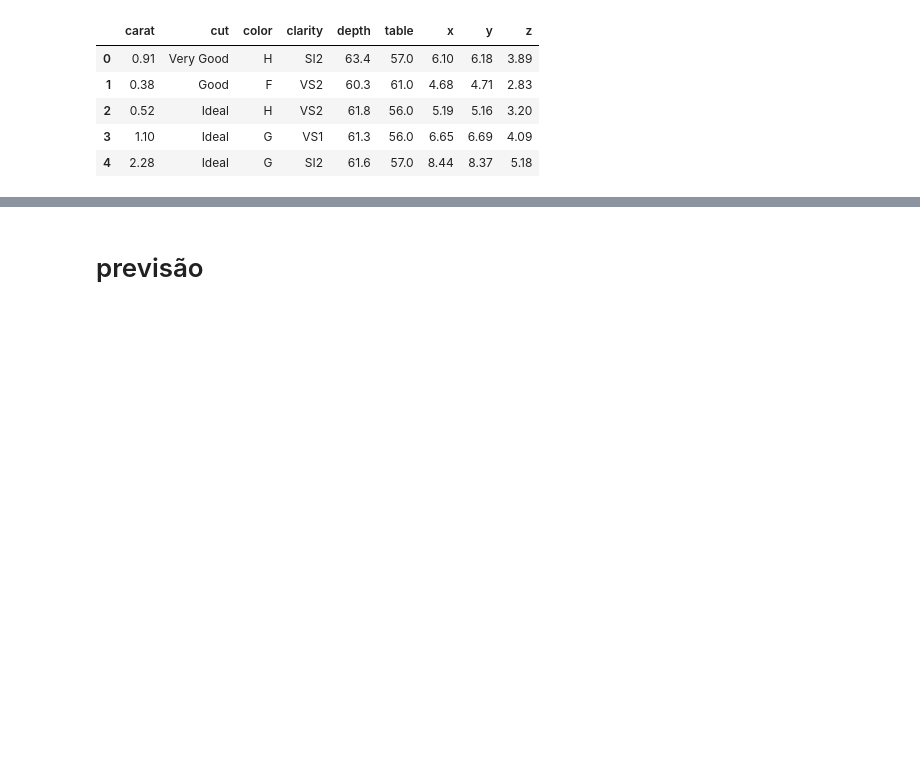
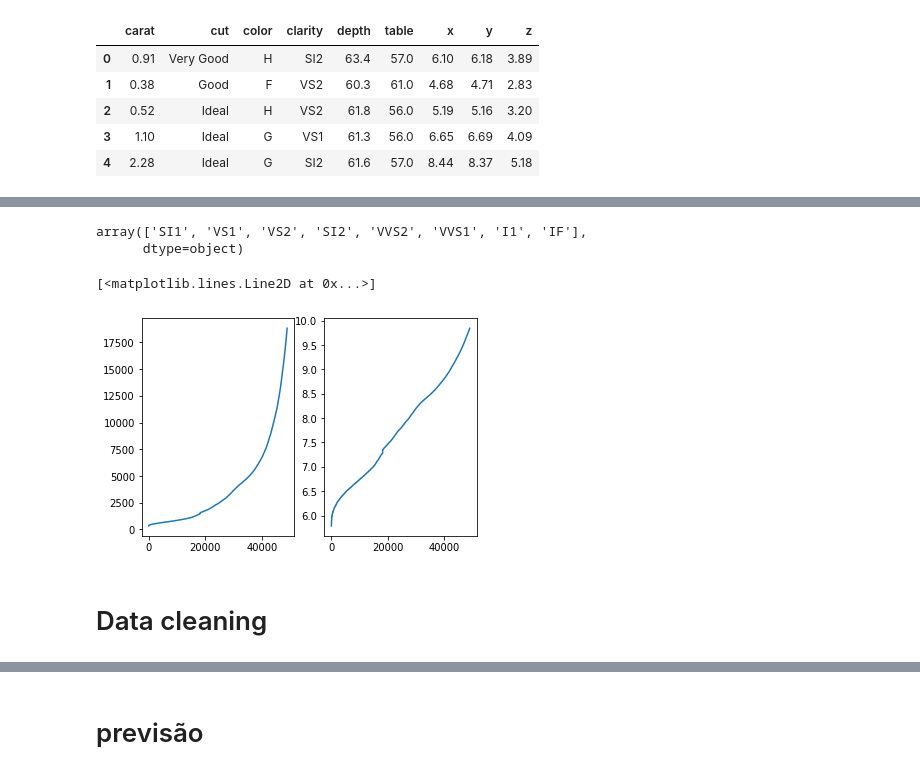
Before and after one commit to rebecacortez/LinearRegression_Project, a Jupyter notebook: LinearRegression_Project.ipynb, the cells around one changed output, grey strips where cells are left out. Cells and saved outputs as stored; diff of their text form; code cells hidden in the pictures; blank space fills up the shorter version.

```diff
--- a/LinearRegression_Project.ipynb
+++ b/LinearRegression_Project.ipynb
@@ -32,0 +48,14 @@ rdiamonds.head()
+# %%
+diamonds['clarity'].unique()
+# %% [output]
+array(['SI1', 'VS1', 'VS2', 'SI2', 'VVS2', 'VVS1', 'I1', 'IF'],
+      dtype=object)
+# %%
+fig,ax=plt.subplots(1,2)
+ax[0].plot(diamonds['price'].sort_values().reset_index(drop=True))
+ax[1].plot(np.log(diamonds['price'].sort_values().reset_index(drop=True)))
+# %% [output]
+[<matplotlib.lines.Line2D at 0x...>]
+[figure, added]
+# %% [markdown]
+# Data cleaning
```
Also changed, not shown: parts of 19 cells of this notebook.
